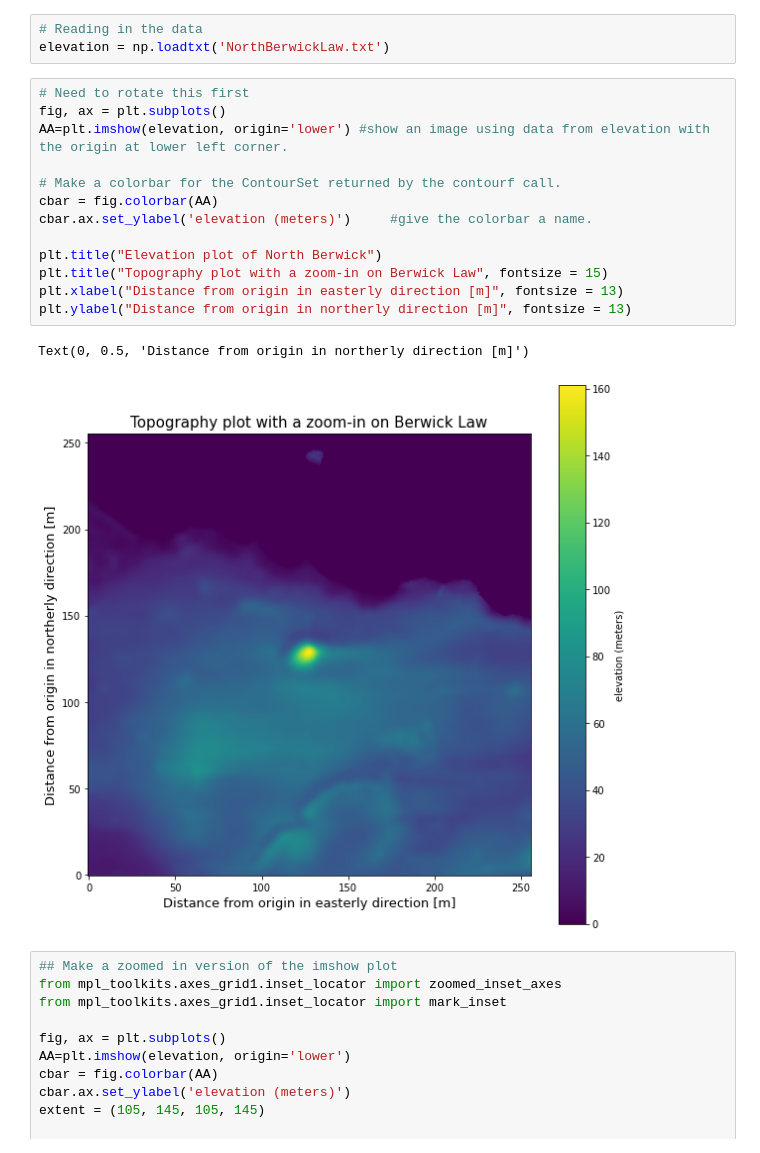
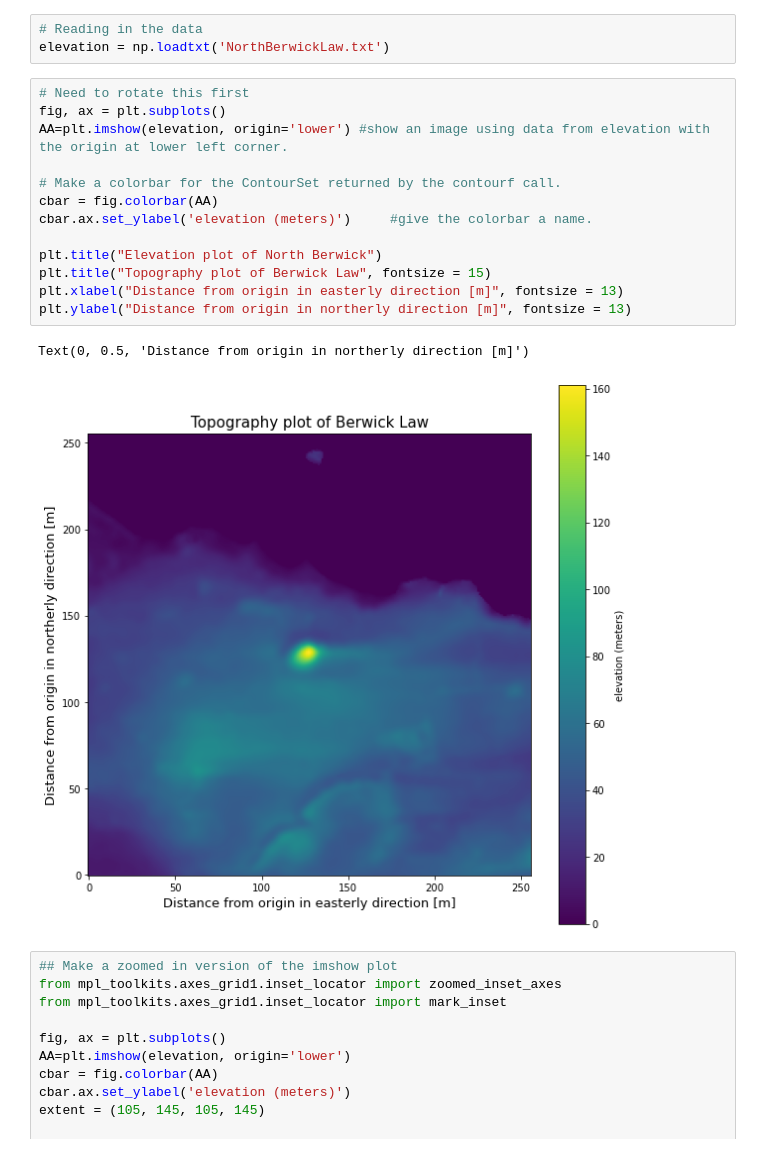
Before and after one commit to dhegedus99/MetGroupProject, a Jupyter notebook: TopographyNotebook.ipynb, the cells around one changed output. Drawn from its saved outputs; the diff is of its cells as text.

Commit message:
Topography corrected

```diff
--- a/TopographyNotebook.ipynb
+++ b/TopographyNotebook.ipynb
@@ -30,19 +30,19 @@ elevation = np.loadtxt('NorthBerwickLaw.txt')
 # %%
 # Need to rotate this first
 fig, ax = plt.subplots()
 AA=plt.imshow(elevation, origin='lower') #show an image using data from elevation with the origin at lower left corner.
 
 # Make a colorbar for the ContourSet returned by the contourf call.
 cbar = fig.colorbar(AA)
 cbar.ax.set_ylabel('elevation (meters)')     #give the colorbar a name.
 
 plt.title("Elevation plot of North Berwick")
-plt.title("Topography plot with a zoom-in on Berwick Law", fontsize = 15)
+plt.title("Topography plot of Berwick Law", fontsize = 15)
 plt.xlabel("Distance from origin in easterly direction [m]", fontsize = 13)
 plt.ylabel("Distance from origin in northerly direction [m]", fontsize = 13)
 # %% [output]
 Text(0, 0.5, 'Distance from origin in northerly direction [m]')
-[figure, old version]
+[figure, new version]
 # %%
 ## Make a zoomed in version of the imshow plot
 from mpl_toolkits.axes_grid1.inset_locator import zoomed_inset_axes
```
Also changed, not shown: parts of 2 cells of this notebook.
